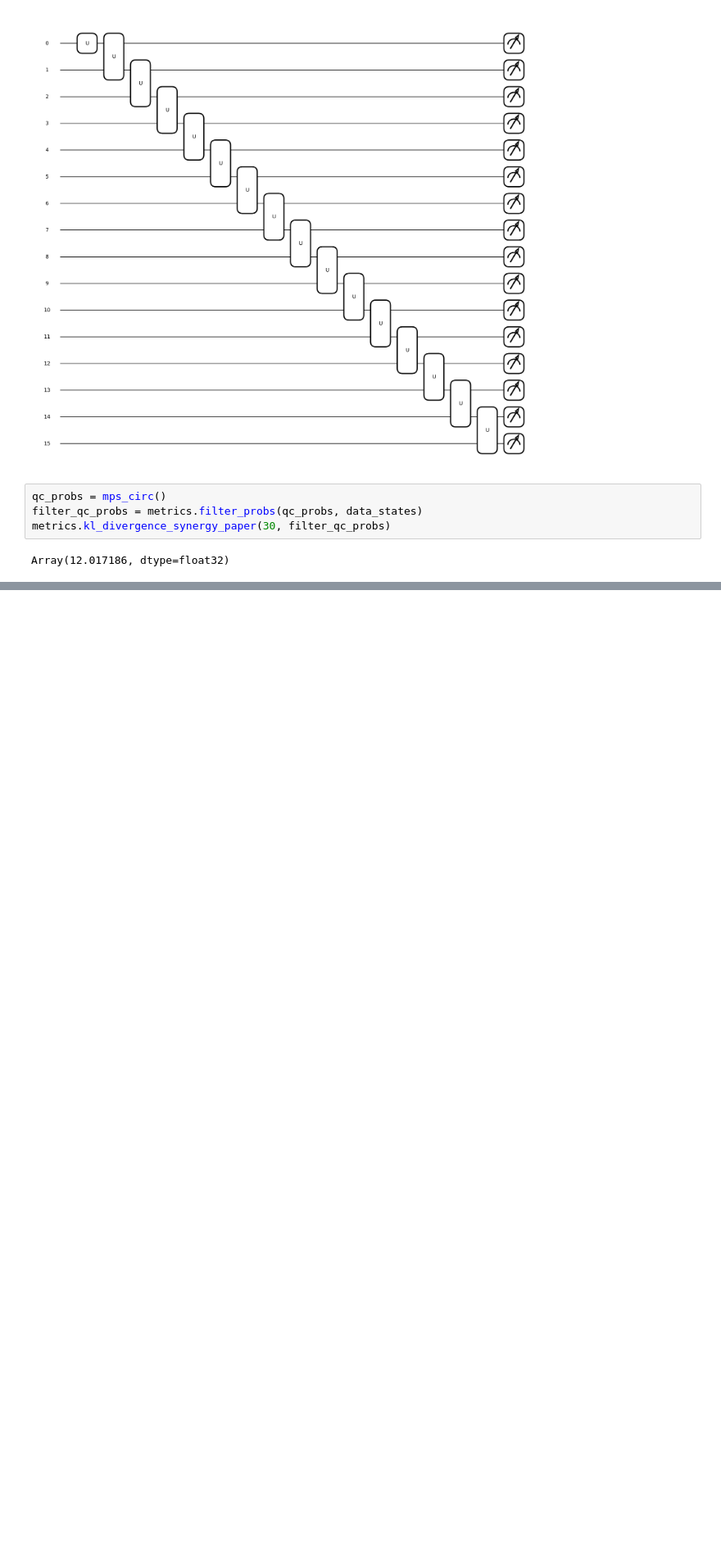
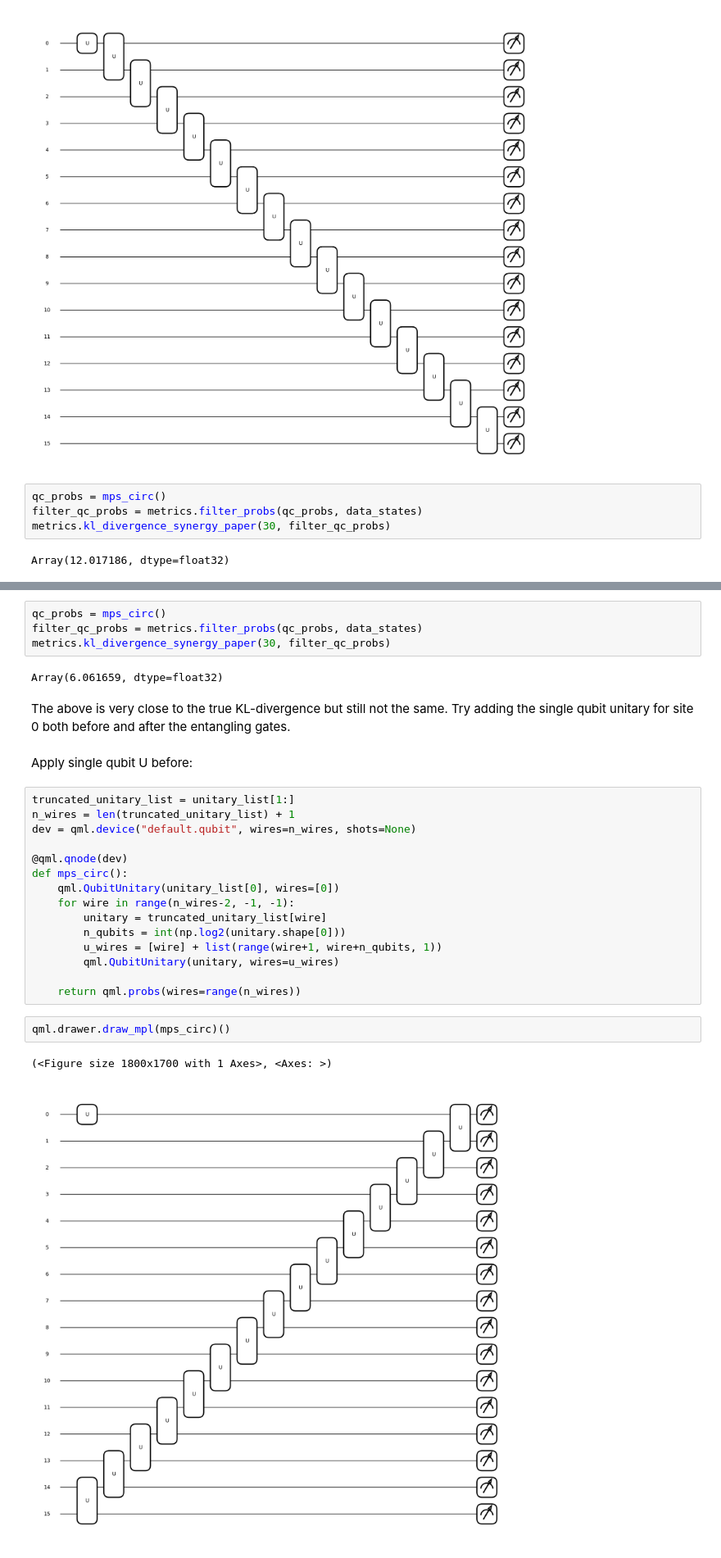
Before and after one commit to congzlwag/UnsupGenModbyMPS, a Jupyter notebook: sandbox/fixing-mps-to-qc-part-2.ipynb, the cells around one changed output, grey strips where cells are left out. Shown at 82% size. Drawn from its saved outputs; the diff is of its cells as text; blank space fills up the shorter version.

```diff
--- a/sandbox/fixing-mps-to-qc-part-2.ipynb
+++ b/sandbox/fixing-mps-to-qc-part-2.ipynb
@@ -273,0 +331,30 @@ Array(12.017186, dtype=float32)
+# %%
+qc_probs = mps_circ()
+filter_qc_probs = metrics.filter_probs(qc_probs, data_states)
+metrics.kl_divergence_synergy_paper(30, filter_qc_probs)
+# %% [output]
+Array(6.061659, dtype=float32)
+# %% [markdown]
+The above is very close to the true KL-divergence but still not the same. Try adding the single qubit unitary for site 0 both before and after the entangling gates.
+# %% [markdown]
+Apply single qubit U before:
+# %%
+truncated_unitary_list = unitary_list[1:]
+n_wires = len(truncated_unitary_list) + 1
+dev = qml.device("default.qubit", wires=n_wires, shots=None)
+
+@qml.qnode(dev)
+def mps_circ():
+    qml.QubitUnitary(unitary_list[0], wires=[0])
+    for wire in range(n_wires-2, -1, -1):
+        unitary = truncated_unitary_list[wire]
+        n_qubits = int(np.log2(unitary.shape[0]))
+        u_wires = [wire] + list(range(wire+1, wire+n_qubits, 1))
+        qml.QubitUnitary(unitary, wires=u_wires)
+
+    return qml.probs(wires=range(n_wires))
+# %%
+qml.drawer.draw_mpl(mps_circ)()
+# %% [output]
+(<Figure size 1800x1700 with 1 Axes>, <Axes: >)
+[figure, added]
```
Also changed, not shown: parts of 22 cells of this notebook, 4 other files.
